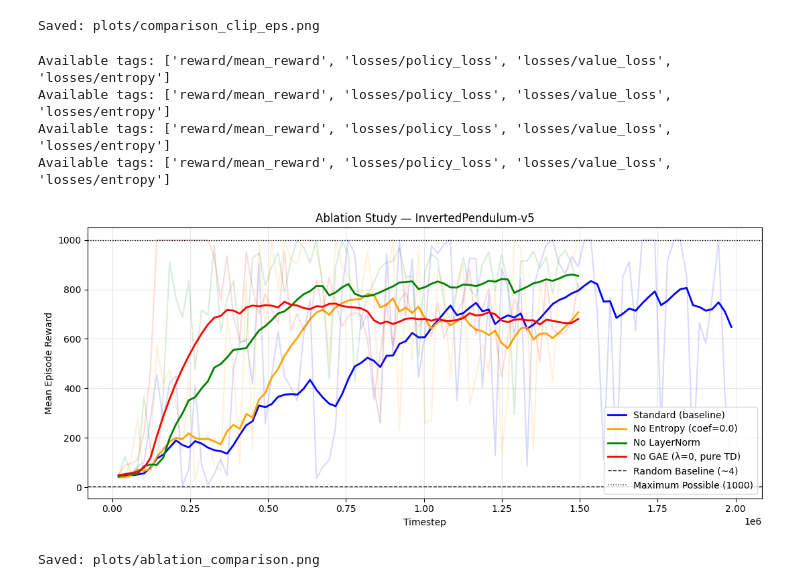
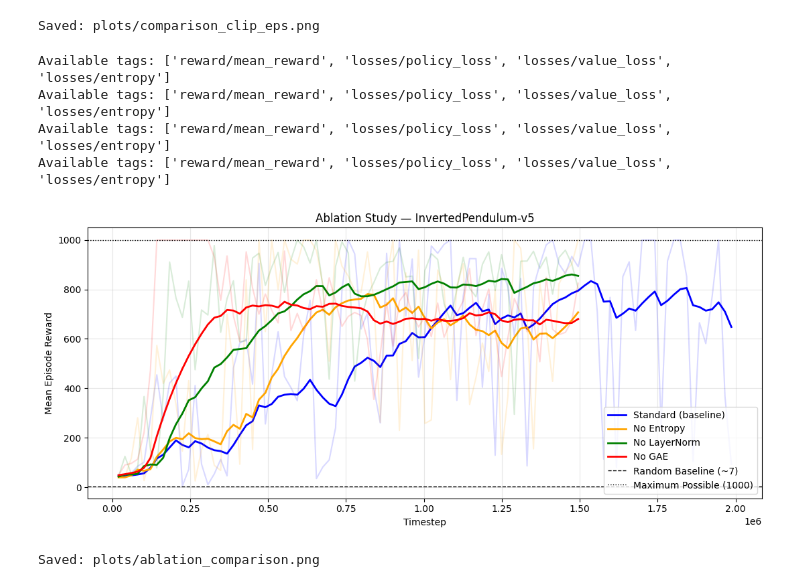
Before and after one commit to victoriaf55/cs372-final, a Jupyter notebook: notebooks/plots.ipynb, the cells around one changed output. Drawn from its saved outputs; the diff is of its cells as text; code cells hidden in the pictures.

```diff
--- a/notebooks/plots.ipynb
+++ b/notebooks/plots.ipynb
@@ -241,9 +241,9 @@ LOG_BASE = "/content/drive/MyDrive/cs372_final_project/logs"
 
 runs = {
     "Standard (baseline)":      (f"{LOG_BASE}/STND_ppo_lr0.0003_clip0.2_valcoeff0.5_04252026_024313", "blue"),
-    "No Entropy (coef=0.0)":    (f"{LOG_BASE}/A1_study_lr0.0003_valcoeff0.5_clip0.2_04262026_170140", "orange"),
+    "No Entropy":    (f"{LOG_BASE}/A1_study_lr0.0003_valcoeff0.5_clip0.2_04262026_170140", "orange"),
     "No LayerNorm":             (f"{LOG_BASE}/A2_study_lr0.0003_valcoeff0.5_clip0.2_04262026_191612", "green"),
-    "No GAE (λ=0, pure TD)":   (f"{LOG_BASE}/A3_study_lr0.0003_valcoeff0.5_clip0.2_04262026_180408", "red"),
+    "No GAE":   (f"{LOG_BASE}/A3_study_lr0.0003_valcoeff0.5_clip0.2_04262026_180408", "red"),
 }
 
 os.makedirs("plots", exist_ok=True)
@@ -272,33 +272,33 @@ for label, (log_dir, color) in runs.items():
             linewidth=2,
             label=label
         )
 
     except Exception as e:
         print(f"Could not load run '{label}': {e}")
 
 # Reference lines
 ax.axhline(
     y=4, color="black", linestyle="--",
-    linewidth=1, label="Random Baseline (~4)"
+    linewidth=1, label="Random Baseline (~7)"
 )
 ax.axhline(
     y=1000, color="black", linestyle=":",
     linewidth=1, label="Maximum Possible (1000)"
 )
 
 ax.set_xlabel("Timestep")
 ax.set_ylabel("Mean Episode Reward")
 ax.set_title("Ablation Study — InvertedPendulum-v5")
 ax.legend()
 ax.grid(True, alpha=0.3)
 plt.tight_layout()
 plt.savefig("plots/ablation_comparison.png", dpi=150)
 plt.show()
 print("Saved: plots/ablation_comparison.png")
 # %% [output]
 Available tags: ['reward/mean_reward', 'losses/policy_loss', 'losses/value_loss', 'losses/entropy']
 Available tags: ['reward/mean_reward', 'losses/policy_loss', 'losses/value_loss', 'losses/entropy']
 Available tags: ['reward/mean_reward', 'losses/policy_loss', 'losses/value_loss', 'losses/entropy']
 Available tags: ['reward/mean_reward', 'losses/policy_loss', 'losses/value_loss', 'losses/entropy']
-[figure, old version]
+[figure, new version]
 Saved: plots/ablation_comparison.png
```
Also changed, not shown: 2 other files.
